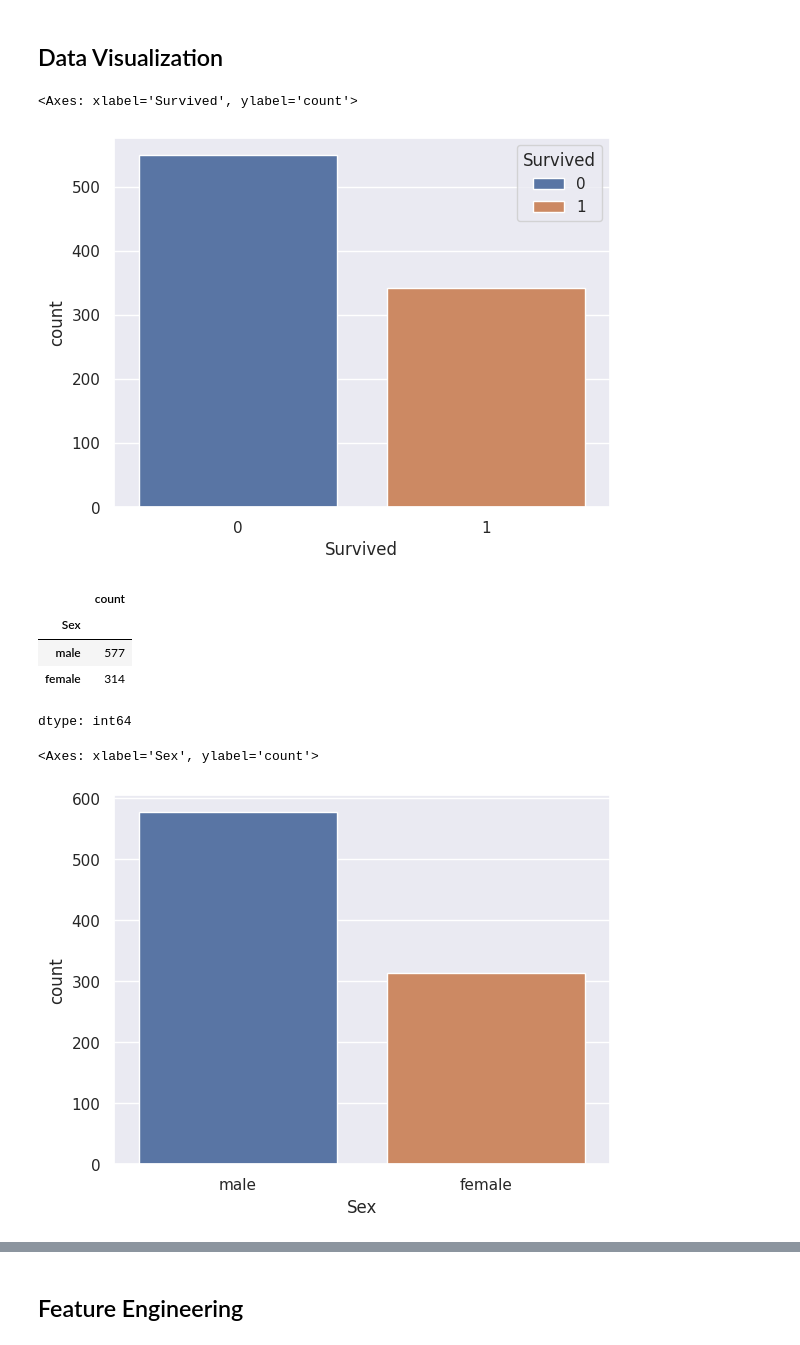
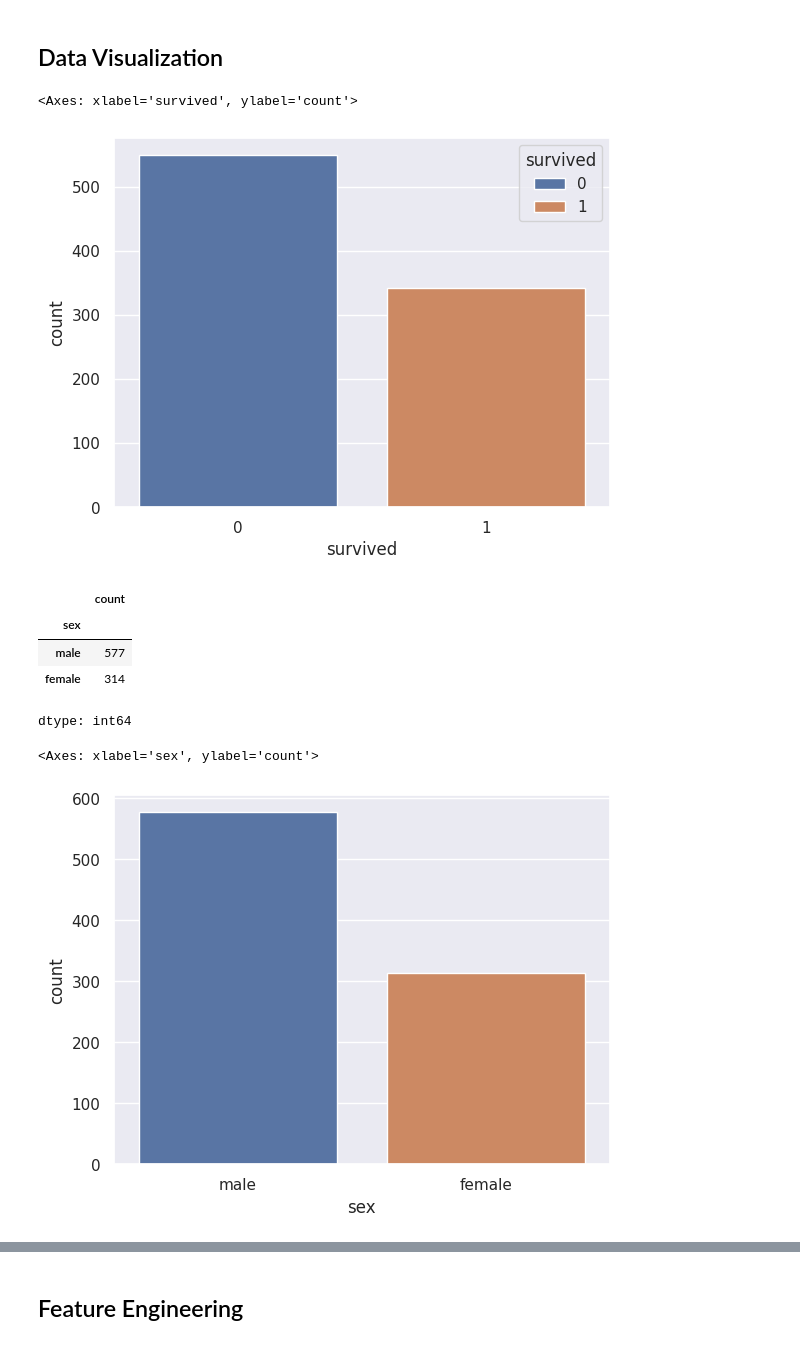
Before and after one commit to AfsanehShamsaddini/Titanic_Survival_Prediction, a Jupyter notebook: Titanic_Survival_Prediction.ipynb, the cells around one changed output, grey strips where cells are left out. Cells and saved outputs as stored; diff of their text form; code cells hidden in the pictures.

```diff
--- a/Titanic_Survival_Prediction.ipynb
+++ b/Titanic_Survival_Prediction.ipynb
@@ -31,7 +31,8 @@ from scipy.stats import ttest_rel
 ## Data Collection & Processing
 # %%
 #  Load the data from csv fole to Pandas Dataframe
-titanic_data = pd.read_csv('/content/drive/MyDrive/ML/Titanic /train.csv')
+url = "https://raw.github.com/mattdelhey/kaggle-titanic/master/Data/train.csv"
+titanic_data = pd.read_csv(url)
 # %%
 # printing the first 5 rows of the Dataframe
 titanic_data.head()
@@ -115,7 +148,7 @@ dtype: int64
 ## Handeling the Missing values
 # %%
 # Replasing the missing values in "Age" column with mean value
-titanic_data['Age'].fillna(titanic_data['Age'].mean(), inplace=True)
+titanic_data['age'].fillna(titanic_data['age'].mean(), inplace=True)
 # %% [output]
 The behavior will change in pandas 3.0. This inplace method will never work because the intermediate object on which we are setting values always behaves as a copy.
 
@@ -133,7 +166,7 @@ Name: Embarked, dtype: object
 S
 # %%
 # Replacing the missing value in "Embarked" column with mode value
-titanic_data['Embarked'].fillna(titanic_data['Embarked'].mode()[0], inplace=True)
+titanic_data['embarked'].fillna(titanic_data['embarked'].mode()[0], inplace=True)
 # %% [output]
 The behavior will change in pandas 3.0. This inplace method will never work because the intermediate object on which we are setting values always behaves as a copy.
 
@@ -189,22 +221,22 @@ dtype: int64
 sns.set()
 # %%
 # Making a count plot for "Survived" column
-sns.countplot(x='Survived', data=titanic_data, hue= 'Survived')
+sns.countplot(x='survived', data=titanic_data, hue= 'survived')
 # %% [output]
-<Axes: xlabel='Survived', ylabel='count'>
+<Axes: xlabel='survived', ylabel='count'>
 [figure]
 # %%
-titanic_data['Sex'].value_counts()
+titanic_data['sex'].value_counts()
 # %% [output]
 |  | count |
-| Sex |  |
+| sex |  |
 | male | 577 |
 | female | 314 |
 dtype: int64
 # %%
-sns.countplot(x= 'Sex', data= titanic_data, hue='Sex')
+sns.countplot(x= 'sex', data= titanic_data, hue='sex')
 # %% [output]
-<Axes: xlabel='Sex', ylabel='count'>
+<Axes: xlabel='sex', ylabel='count'>
 [figure]
 # %%
 # Number of Survived Gender wise
```
Also changed, not shown: parts of 35 cells of this notebook.
